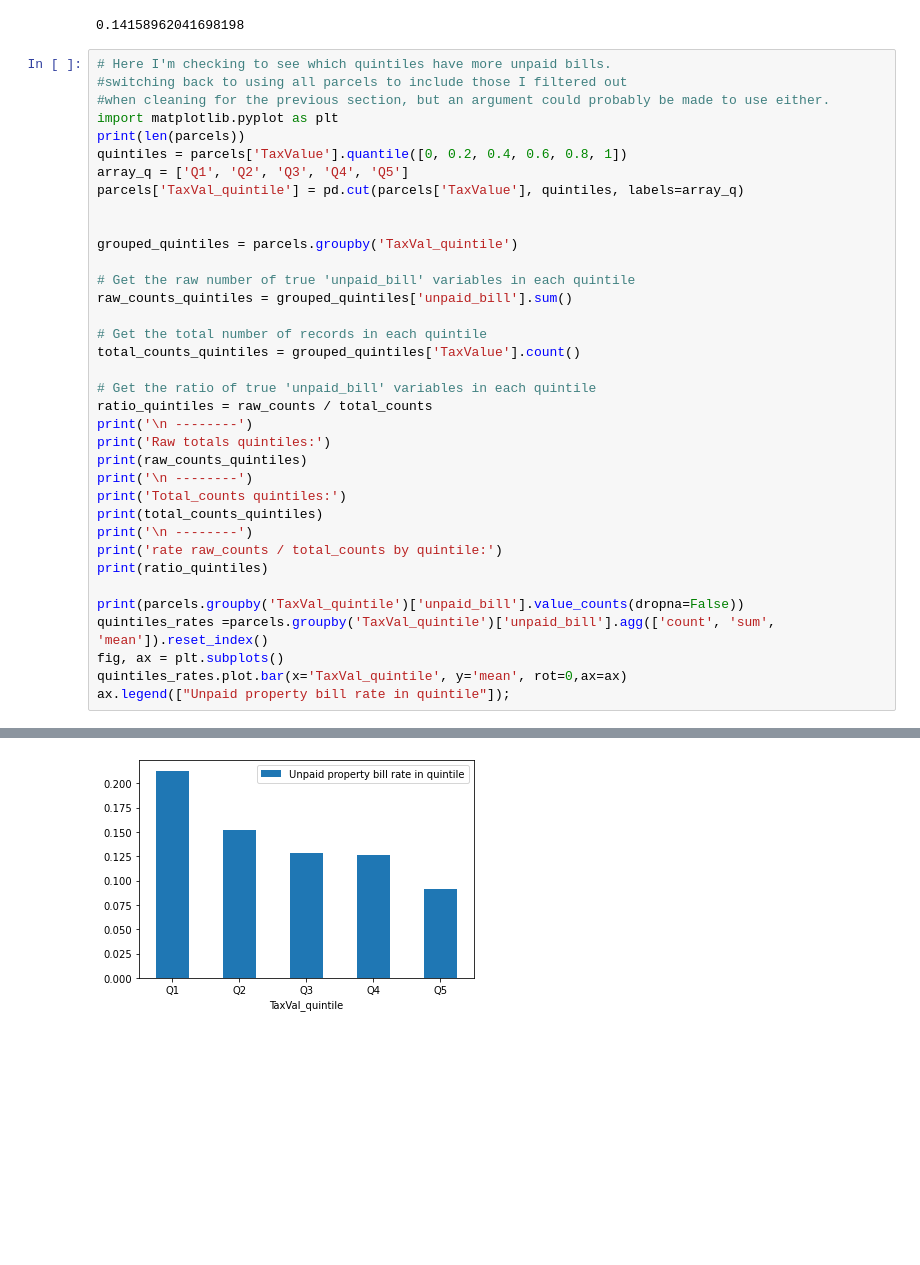
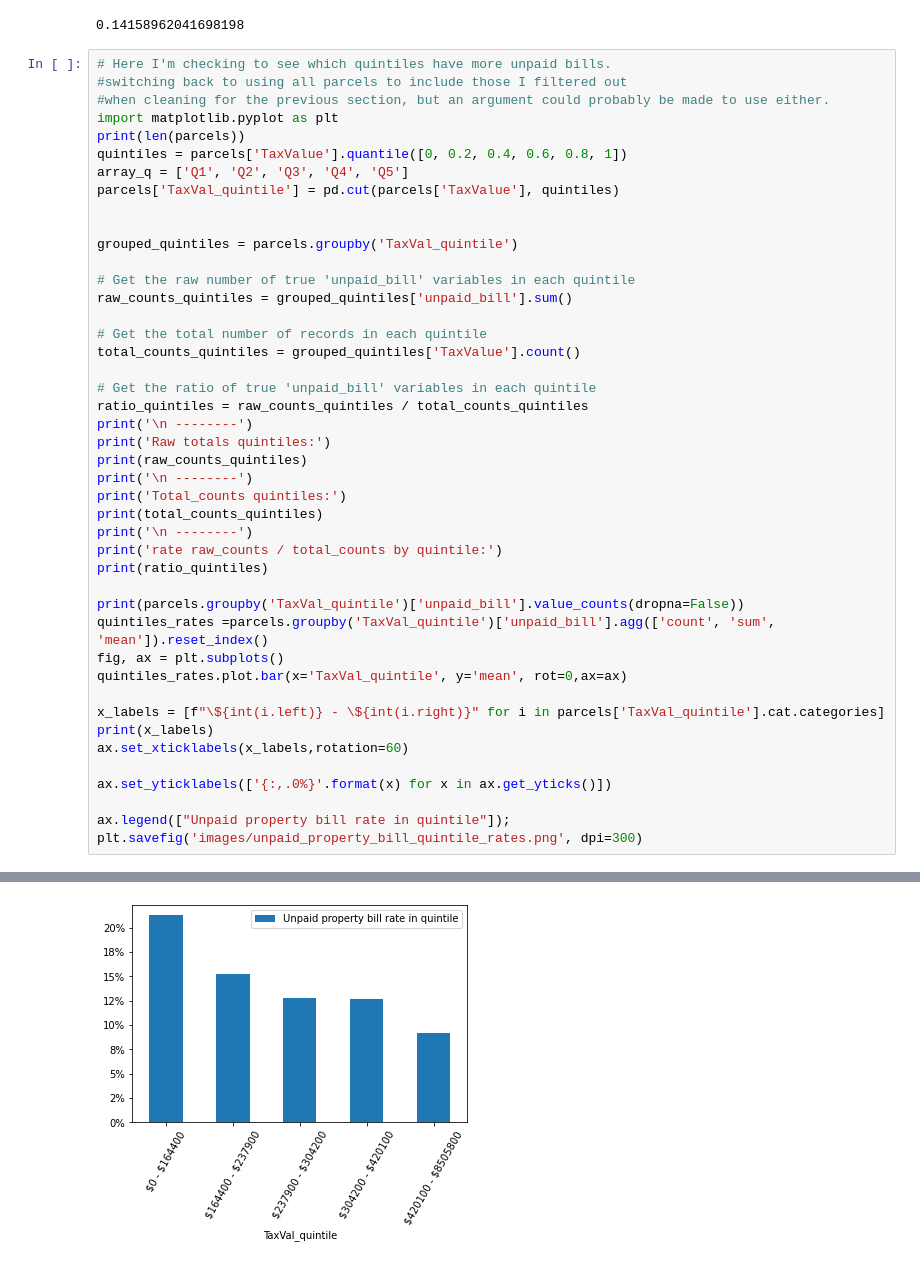
Before and after one commit to Alex-Devoid/buncombe-property-tax-analysis, a Jupyter notebook: unpaid_property_bills_analysis.ipynb, the cells around one changed output, grey strips where cells are left out. Drawn from its saved outputs; the diff is of its cells as text; blank space fills up the shorter version.

Commit message:
update plots

```diff
--- a/unpaid_property_bills_analysis.ipynb
+++ b/unpaid_property_bills_analysis.ipynb
@@ -351,7 +418,7 @@ import matplotlib.pyplot as plt
 print(len(parcels))
 quintiles = parcels['TaxValue'].quantile([0, 0.2, 0.4, 0.6, 0.8, 1])
 array_q = ['Q1', 'Q2', 'Q3', 'Q4', 'Q5']
-parcels['TaxVal_quintile'] = pd.cut(parcels['TaxValue'], quintiles, labels=array_q)
+parcels['TaxVal_quintile'] = pd.cut(parcels['TaxValue'], quintiles)
 
 
 grouped_quintiles = parcels.groupby('TaxVal_quintile')
@@ -363,7 +430,7 @@ raw_counts_quintiles = grouped_quintiles['unpaid_bill'].sum()
 total_counts_quintiles = grouped_quintiles['TaxValue'].count()
 
 # Get the ratio of true 'unpaid_bill' variables in each quintile
-ratio_quintiles = raw_counts / total_counts
+ratio_quintiles = raw_counts_quintiles / total_counts_quintiles
 print('\n --------')
 print('Raw totals quintiles:')
 print(raw_counts_quintiles)
@@ -378,7 +445,15 @@ print(parcels.groupby('TaxVal_quintile')['unpaid_bill'].value_counts(dropna=Fals
 quintiles_rates =parcels.groupby('TaxVal_quintile')['unpaid_bill'].agg(['count', 'sum', 'mean']).reset_index()
 fig, ax = plt.subplots()
 quintiles_rates.plot.bar(x='TaxVal_quintile', y='mean', rot=0,ax=ax)
+
+x_labels = [f"\${int(i.left)} - \${int(i.right)}" for i in parcels['TaxVal_quintile'].cat.categories]
+print(x_labels)
+ax.set_xticklabels(x_labels,rotation=60)
+
+ax.set_yticklabels(['{:,.0%}'.format(x) for x in ax.get_yticks()])
+
 ax.legend(["Unpaid property bill rate in quintile"]);
+plt.savefig('images/unpaid_property_bill_quintile_rates.png', dpi=300)
 # %% [output]
 91179
 
@@ -400,4 +475,4 @@ Name: unpaid_bill, dtype: int64
-[figure, old version]
+[figure, new version]
 # %%
 # Doing the same thing here for all deciles
 deciles = parcels['TaxValue'].quantile([0,0.1, 0.2,0.3, 0.4,0.5, 0.6,0.7, 0.8,0.9, 1])
```
Also changed, not shown: parts of 7 cells of this notebook.
